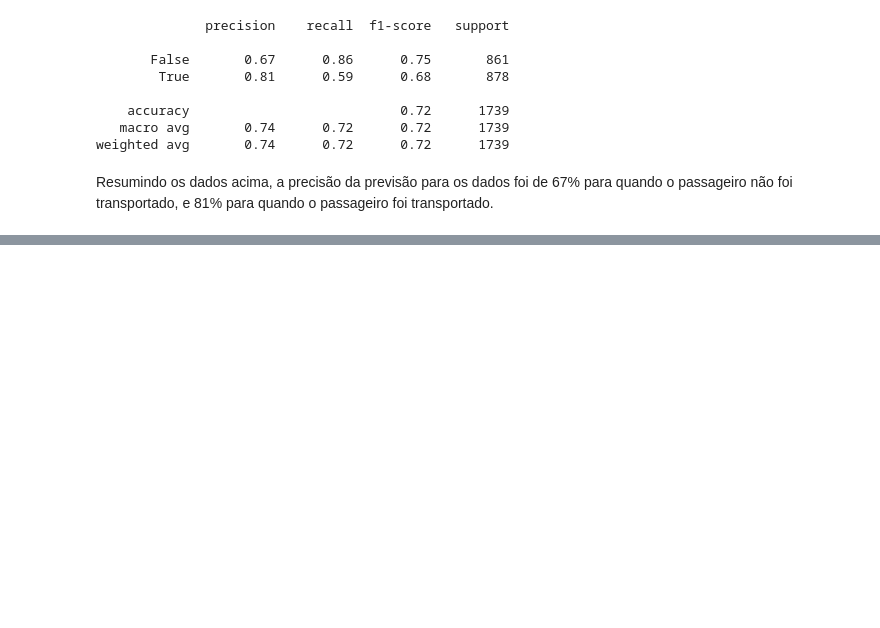
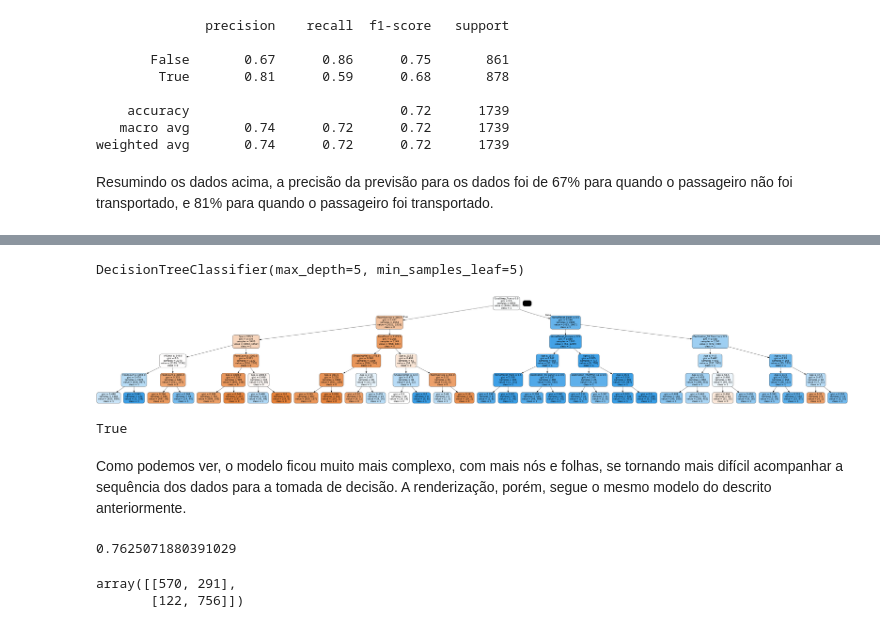
Before and after one commit to thomaschiari/Spaceship-Titanic-Kaggle-Competition, a Jupyter notebook: Spaceship-Titanic.ipynb, the cells around one changed output, grey strips where cells are left out. Drawn from its saved outputs; the diff is of its cells as text; code cells hidden in the pictures; blank space fills up the shorter version.

Commit message:
Imagens + Profundidade 5

```diff
--- a/Spaceship-Titanic.ipynb
+++ b/Spaceship-Titanic.ipynb
@@ -306,0 +327,28 @@ Resumindo os dados acima, a precisão da previsão para os dados foi de 67% para
+# %%
+model = DecisionTreeClassifier(max_depth=5, min_samples_leaf=5)
+
+model.fit(x_train, y_train)
+# %% [output]
+DecisionTreeClassifier(max_depth=5, min_samples_leaf=5)
+# %%
+dot_data = export_graphviz(model, out_file=None, feature_names=X.columns, class_names=['0', '1'], filled=True, rounded=True, special_characters=True)
+graph = pydotplus.graph_from_dot_data(dot_data)
+Image(graph.create_png())
+# %% [output]
+[figure, added]
+# %%
+graph.write_png("tree_model_2.png")
+# %% [output]
+True
+# %% [markdown]
+Como podemos ver, o modelo ficou muito mais complexo, com mais nós e folhas, se tornando mais difícil acompanhar a sequência dos dados para a tomada de decisão. A renderização, porém, segue o mesmo modelo do descrito anteriormente.
+# %%
+y_pred = model.predict(x_test)
+accuracy_score(y_test, y_pred)
+# %% [output]
+0.7625071880391029
+# %%
+confusion_matrix(y_test, y_pred)
+# %% [output]
+array([[570, 291],
+       [122, 756]])
```
Also changed, not shown: parts of 5 cells of this notebook, 2 other files.
